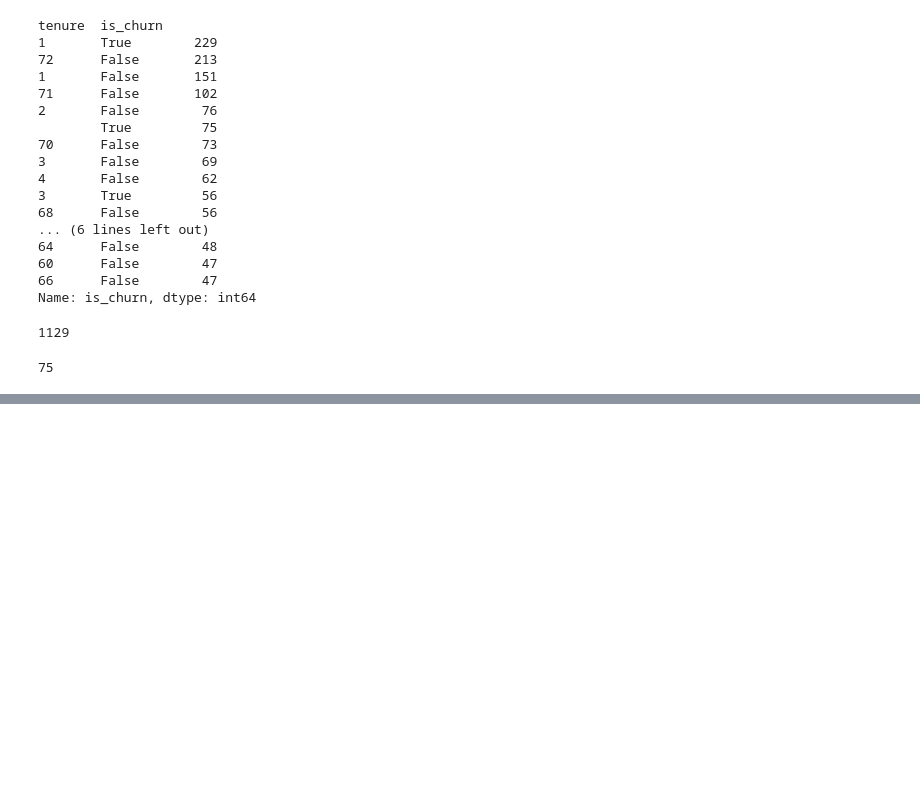
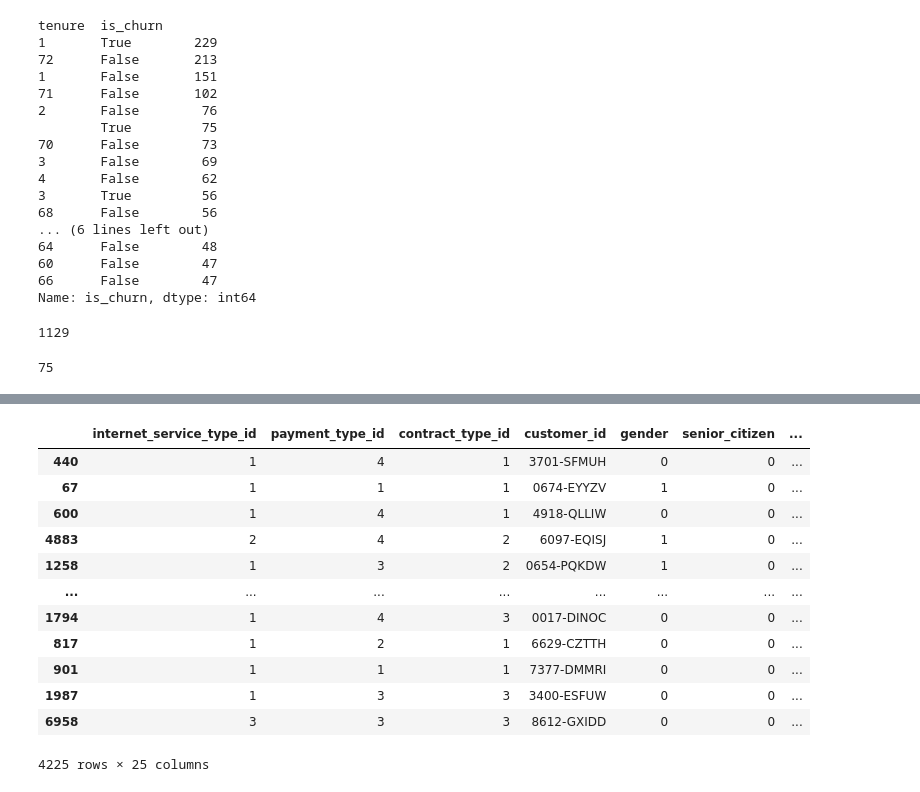
Before and after one commit to Rooster-Warrior/analyzing-customer-churn, a Jupyter notebook: Noah_working_notebook.ipynb, the cells around one changed output, grey strips where cells are left out. Cells and saved outputs as stored; diff of their text form; code cells hidden in the pictures; blank space fills up the shorter version.

Commit message:
minor changes to encode

```diff
--- a/Noah_working_notebook.ipynb
+++ b/Noah_working_notebook.ipynb
@@ -190,0 +212,30 @@ train[train.tenure == 2].is_churn.sum()
+# %%
+def encode_all(train):
+    """encodes all Yes values to 1, No values to 0, Female to 1 and Male to 0
+    then turns encode columns into integers"""
+#     train = train.copy()
+    train = train.replace({"Yes": 1,
+                          "No": 0,
+                          "Female": 1,
+                           "Male": 0
+    })
+    for c in train.columns:
+        if train.dependents.value_counts().index == ['No', 'Yes']:
+            train[c] = train[c].astype(int)
+    return train
+# %%
+encode_all(train)
+# %% [output]
+|  | internet_service_type_id | payment_type_id | contract_type_id | customer_id | gender | senior_citizen | ... |
+| 440 | 1 | 4 | 1 | 3701-SFMUH | 0 | 0 | ... |
+| 67 | 1 | 1 | 1 | 0674-EYYZV | 1 | 0 | ... |
+| 600 | 1 | 4 | 1 | 4918-QLLIW | 0 | 0 | ... |
+| 4883 | 2 | 4 | 2 | 6097-EQISJ | 1 | 0 | ... |
+| 1258 | 1 | 3 | 2 | 0654-PQKDW | 1 | 0 | ... |
+| ... | ... | ... | ... | ... | ... | ... | ... |
+| 1794 | 1 | 4 | 3 | 0017-DINOC | 0 | 0 | ... |
+| 817 | 1 | 2 | 1 | 6629-CZTTH | 0 | 0 | ... |
+| 901 | 1 | 1 | 1 | 7377-DMMRI | 0 | 0 | ... |
+| 1987 | 1 | 3 | 3 | 3400-ESFUW | 0 | 0 | ... |
+| 6958 | 3 | 3 | 3 | 8612-GXIDD | 0 | 0 | ... |
+4225 rows × 25 columns
```
Also changed, not shown: parts of 4 cells of this notebook.
